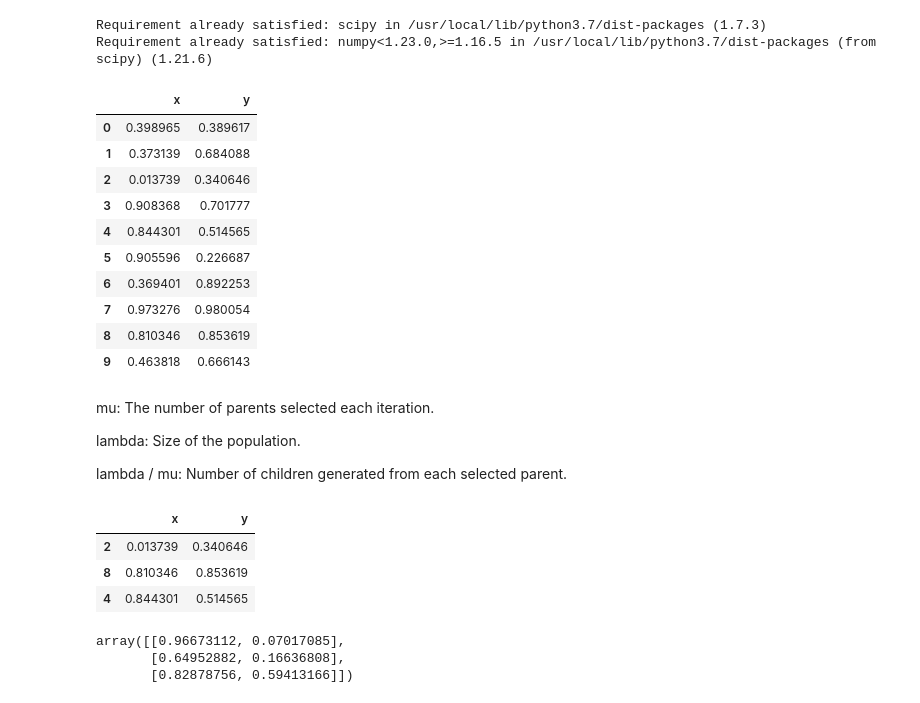
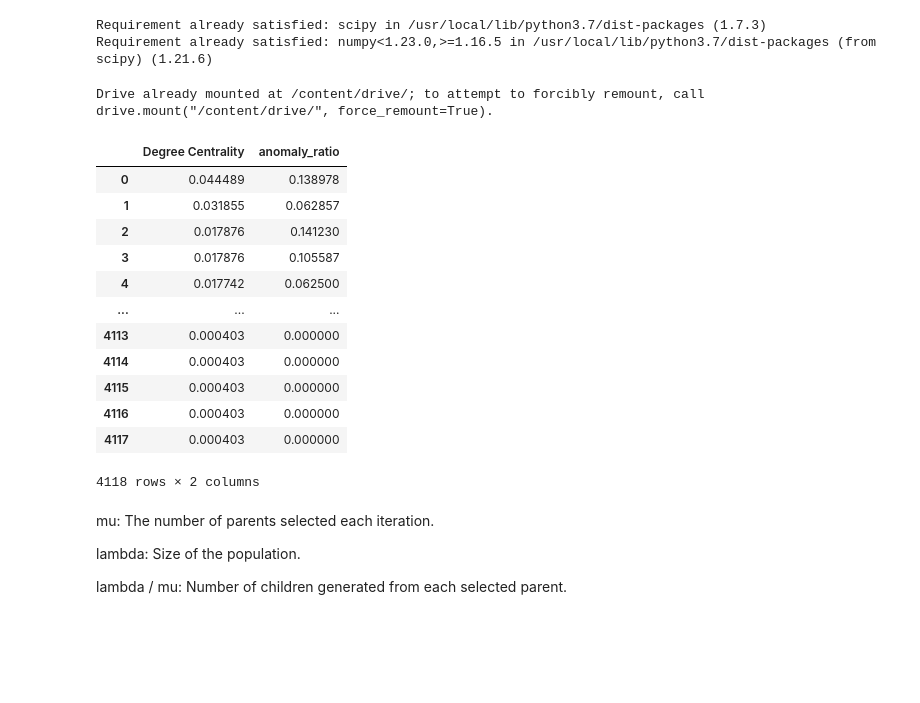
Before and after one commit to fzanart/Socialz, a Jupyter notebook: mu_lambda_ES.ipynb, the cells around one changed output. Saved outputs shown, nothing was run; the diff lists cells and outputs as text; code cells hidden in the pictures; blank space fills up the shorter version.

```diff
--- a/mu_lambda_ES.ipynb
+++ b/mu_lambda_ES.ipynb
@@ -13,52 +13,32 @@ import pandas as pd
 import matplotlib.pyplot as plt
 from scipy.stats import qmc
 from tqdm import tqdm
+from google.colab import drive
+drive.mount('/content/drive/')
+import time
+# %% [output]
+Drive already mounted at /content/drive/; to attempt to forcibly remount, call drive.mount("/content/drive/", force_remount=True).
-# %%
-data = {}
-
-
-def generate_random(number):
-  values = []
-  for i in range(10):
-      values.extend([random.uniform(0, 1)])
-  return values
-
-#data['Betweeness'] = generate_random(10)
-data['x'] = generate_random(10)
-data['y'] = generate_random(10)
-
-df = pd.DataFrame(data)
-df
-# %% [output]
-|  | x | y |
-| 0 | 0.398965 | 0.389617 |
-| 1 | 0.373139 | 0.684088 |
-| 2 | 0.013739 | 0.340646 |
-| 3 | 0.908368 | 0.701777 |
-| 4 | 0.844301 | 0.514565 |
-| 5 | 0.905596 | 0.226687 |
-| 6 | 0.369401 | 0.892253 |
-| 7 | 0.973276 | 0.980054 |
-| 8 | 0.810346 | 0.853619 |
-| 9 | 0.463818 | 0.666143 |
+# %%
+df = pd.read_pickle('/content/drive/MyDrive/Socialz/dataset.pkl')
+df = df[['Degree Centrality', 'anomaly_ratio']]
+df
+# %% [output]
+|  | Degree Centrality | anomaly_ratio |
+| 0 | 0.044489 | 0.138978 |
+| 1 | 0.031855 | 0.062857 |
+| 2 | 0.017876 | 0.141230 |
+| 3 | 0.017876 | 0.105587 |
+| 4 | 0.017742 | 0.062500 |
+| ... | ... | ... |
+| 4113 | 0.000403 | 0.000000 |
+| 4114 | 0.000403 | 0.000000 |
+| 4115 | 0.000403 | 0.000000 |
+| 4116 | 0.000403 | 0.000000 |
+| 4117 | 0.000403 | 0.000000 |
+4118 rows × 2 columns
 # %% [markdown]
 mu: The number of parents selected each iteration.
 
 lambda: Size of the population.
 
 lambda / mu: Number of children generated from each selected parent.
-# %%
-sample = df.sample(frac=0.3, random_state=0)
-sample
-# %% [output]
-|  | x | y |
-| 2 | 0.013739 | 0.340646 |
-| 8 | 0.810346 | 0.853619 |
-| 4 | 0.844301 | 0.514565 |
-# %%
-replace = np.random.rand(sample.shape[0],sample.shape[1])
-replace
-# %% [output]
-array([[0.96673112, 0.07017085],
-       [0.64952882, 0.16636808],
-       [0.82878756, 0.59413166]])
```
Also changed, not shown: parts of 9 cells of this notebook.
